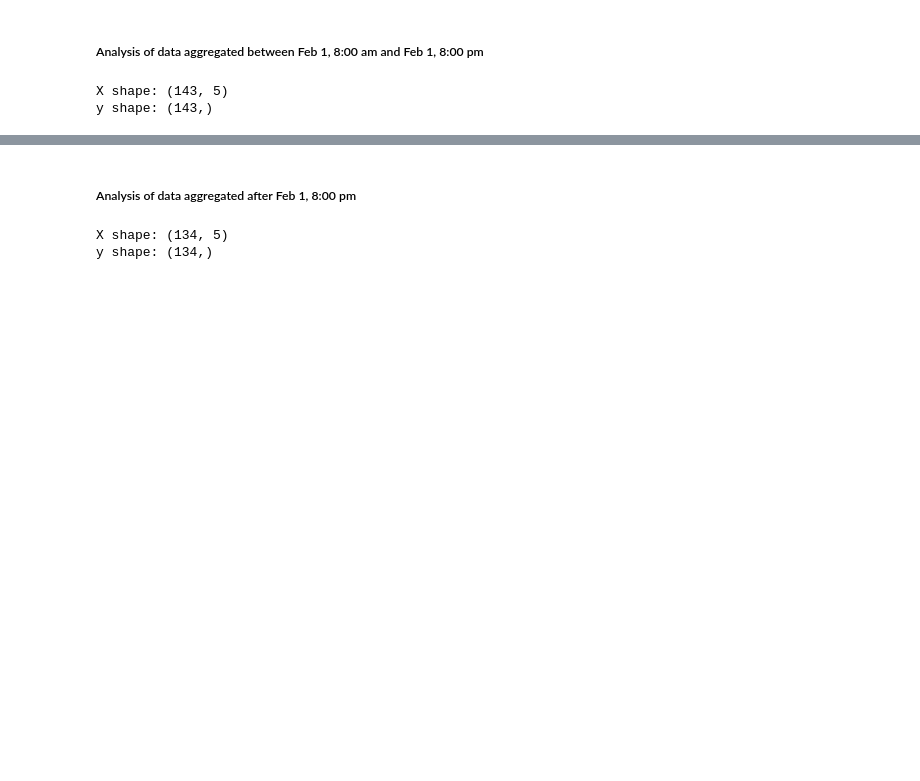
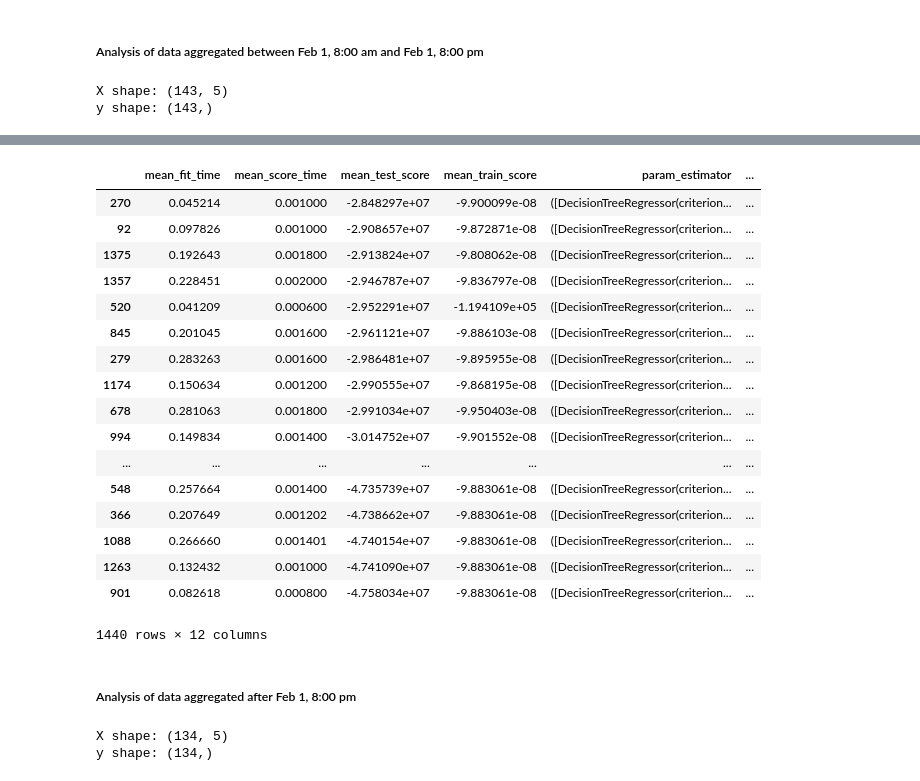
Before and after one commit to 219Winter2019adjz/Project5, a Jupyter notebook: Part3, Nonlinear Regressions.ipynb, the cells around one changed output, grey strips where cells are left out. Saved outputs shown, nothing was run; the diff lists cells and outputs as text; code cells hidden in the pictures; blank space fills up the shorter version.

```diff
--- a/Part3, Nonlinear Regressions.ipynb
+++ b/Part3, Nonlinear Regressions.ipynb
@@ -368,9 +557,9 @@ X shape: (143, 5)
 y shape: (143,)
 # %%
 # Random Forest regressor grid search
-print('performing RF grid search...')
+print('performing grid search...')
 
-rf_cv_dur = GridSearchCV(RandomForestRegressor(), param_grid, cv=KFold(5, shuffle=True), scoring='neg_mean_squared_error',
+gs_cv_all = GridSearchCV(pipe, param_grid, cv=KFold(5, shuffle=True), scoring='neg_mean_squared_error',
                          verbose=1, n_jobs=4)
-rf_cv_dur.fit(X_during, y_during)
+gs_cv_all.fit(X_during, y_during)
 # %% [output]
@@ -479,0 +594,4 @@ Optimal value of C:
+# %%
+show_results(gs_cv_all)
+results = pd.DataFrame(gs_cv_all.cv_results_)
+results.to_csv('gs_q10_2.csv')
@@ -480,3 +616,24 @@ Optimal value of C:
+# %%
+results.sort_values('mean_test_score', ascending=False).iloc[:, 0:12]
+# %% [output]
+|  | mean_fit_time | mean_score_time | mean_test_score | mean_train_score | param_estimator | ... |
+| 270 | 0.045214 | 0.001000 | -2.848297e+07 | -9.900099e-08 | ([DecisionTreeRegressor(criterion... | ... |
+| 92 | 0.097826 | 0.001000 | -2.908657e+07 | -9.872871e-08 | ([DecisionTreeRegressor(criterion... | ... |
+| 1375 | 0.192643 | 0.001800 | -2.913824e+07 | -9.808062e-08 | ([DecisionTreeRegressor(criterion... | ... |
+| 1357 | 0.228451 | 0.002000 | -2.946787e+07 | -9.836797e-08 | ([DecisionTreeRegressor(criterion... | ... |
+| 520 | 0.041209 | 0.000600 | -2.952291e+07 | -1.194109e+05 | ([DecisionTreeRegressor(criterion... | ... |
+| 845 | 0.201045 | 0.001600 | -2.961121e+07 | -9.886103e-08 | ([DecisionTreeRegressor(criterion... | ... |
+| 279 | 0.283263 | 0.001600 | -2.986481e+07 | -9.895955e-08 | ([DecisionTreeRegressor(criterion... | ... |
+| 1174 | 0.150634 | 0.001200 | -2.990555e+07 | -9.868195e-08 | ([DecisionTreeRegressor(criterion... | ... |
+| 678 | 0.281063 | 0.001800 | -2.991034e+07 | -9.950403e-08 | ([DecisionTreeRegressor(criterion... | ... |
+| 994 | 0.149834 | 0.001400 | -3.014752e+07 | -9.901552e-08 | ([DecisionTreeRegressor(criterion... | ... |
+| ... | ... | ... | ... | ... | ... | ... |
+| 548 | 0.257664 | 0.001400 | -4.735739e+07 | -9.883061e-08 | ([DecisionTreeRegressor(criterion... | ... |
+| 366 | 0.207649 | 0.001202 | -4.738662e+07 | -9.883061e-08 | ([DecisionTreeRegressor(criterion... | ... |
+| 1088 | 0.266660 | 0.001401 | -4.740154e+07 | -9.883061e-08 | ([DecisionTreeRegressor(criterion... | ... |
+| 1263 | 0.132432 | 0.001000 | -4.741090e+07 | -9.883061e-08 | ([DecisionTreeRegressor(criterion... | ... |
+| 901 | 0.082618 | 0.000800 | -4.758034e+07 | -9.883061e-08 | ([DecisionTreeRegressor(criterion... | ... |
+1440 rows × 12 columns
 # %% [markdown]
 ##### Analysis of data aggregated after Feb 1, 8:00 pm
 # %%
```
Also changed, not shown: parts of 37 cells of this notebook, 5 other files.
